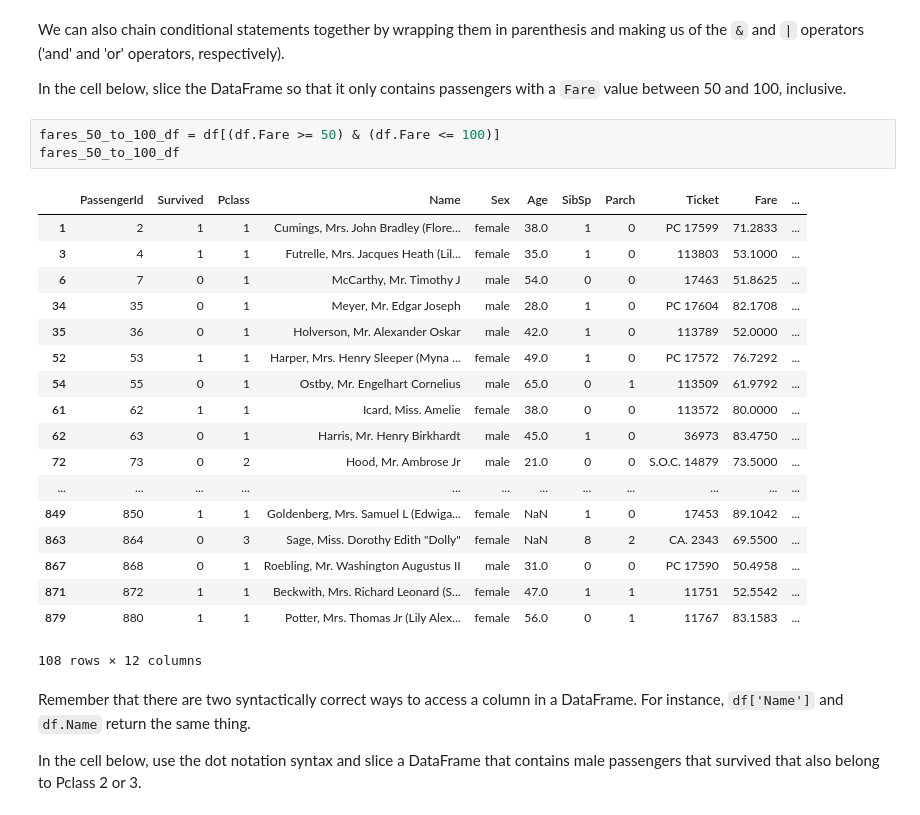
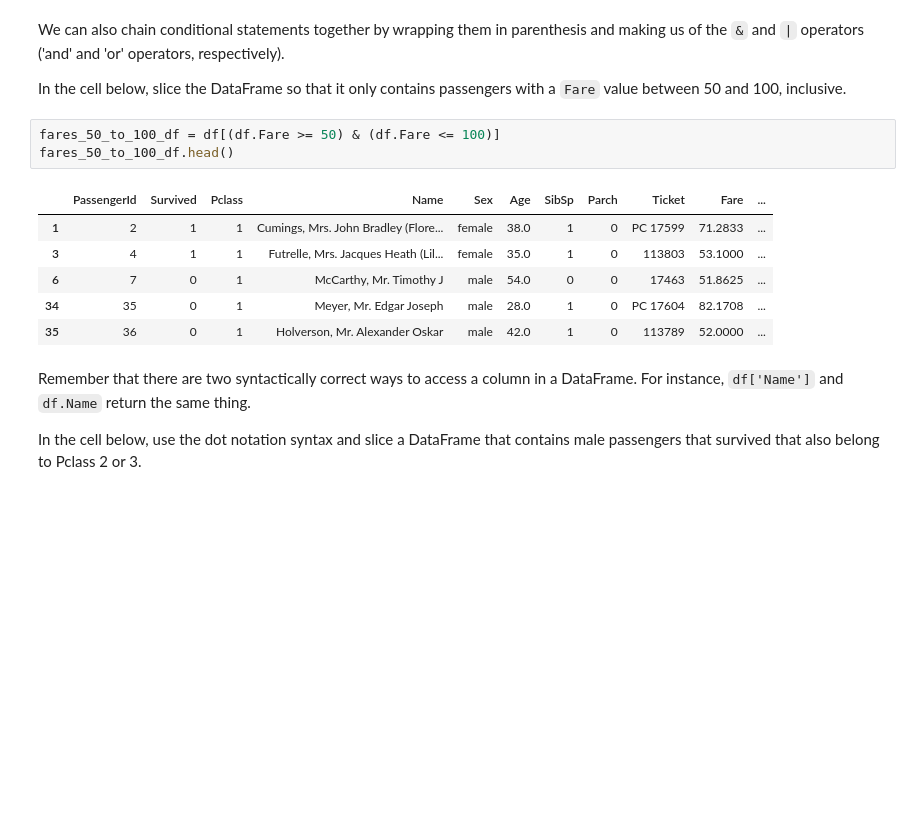
Before and after one commit to learn-co-curriculum/ds-pandas-queries-lab, a Jupyter notebook: index.ipynb, the cells around one changed output. Drawn from its saved outputs; the diff is of its cells as text; blank space fills up the shorter version.

```diff
--- a/index.ipynb
+++ b/index.ipynb
@@ -59,26 +59,14 @@ We can also chain conditional statements together by wrapping them in parenthesi
 In the cell below, slice the DataFrame so that it only contains passengers with a `Fare` value between 50 and 100, inclusive.
 # %%
 fares_50_to_100_df = df[(df.Fare >= 50) & (df.Fare <= 100)]
-fares_50_to_100_df
+fares_50_to_100_df.head()
 # %% [output]
 |  | PassengerId | Survived | Pclass | Name | Sex | Age | SibSp | Parch | Ticket | Fare | ... |
 | 1 | 2 | 1 | 1 | Cumings, Mrs. John Bradley (Flore... | female | 38.0 | 1 | 0 | PC 17599 | 71.2833 | ... |
 | 3 | 4 | 1 | 1 | Futrelle, Mrs. Jacques Heath (Lil... | female | 35.0 | 1 | 0 | 113803 | 53.1000 | ... |
 | 6 | 7 | 0 | 1 | McCarthy, Mr. Timothy J | male | 54.0 | 0 | 0 | 17463 | 51.8625 | ... |
 | 34 | 35 | 0 | 1 | Meyer, Mr. Edgar Joseph | male | 28.0 | 1 | 0 | PC 17604 | 82.1708 | ... |
 | 35 | 36 | 0 | 1 | Holverson, Mr. Alexander Oskar | male | 42.0 | 1 | 0 | 113789 | 52.0000 | ... |
-| 52 | 53 | 1 | 1 | Harper, Mrs. Henry Sleeper (Myna ... | female | 49.0 | 1 | 0 | PC 17572 | 76.7292 | ... |
-| 54 | 55 | 0 | 1 | Ostby, Mr. Engelhart Cornelius | male | 65.0 | 0 | 1 | 113509 | 61.9792 | ... |
-| 61 | 62 | 1 | 1 | Icard, Miss. Amelie | female | 38.0 | 0 | 0 | 113572 | 80.0000 | ... |
-| 62 | 63 | 0 | 1 | Harris, Mr. Henry Birkhardt | male | 45.0 | 1 | 0 | 36973 | 83.4750 | ... |
-| 72 | 73 | 0 | 2 | Hood, Mr. Ambrose Jr | male | 21.0 | 0 | 0 | S.O.C. 14879 | 73.5000 | ... |
-| ... | ... | ... | ... | ... | ... | ... | ... | ... | ... | ... | ... |
-| 849 | 850 | 1 | 1 | Goldenberg, Mrs. Samuel L (Edwiga... | female | NaN | 1 | 0 | 17453 | 89.1042 | ... |
-| 863 | 864 | 0 | 3 | Sage, Miss. Dorothy Edith "Dolly" | female | NaN | 8 | 2 | CA. 2343 | 69.5500 | ... |
-| 867 | 868 | 0 | 1 | Roebling, Mr. Washington Augustus II | male | 31.0 | 0 | 0 | PC 17590 | 50.4958 | ... |
-| 871 | 872 | 1 | 1 | Beckwith, Mrs. Richard Leonard (S... | female | 47.0 | 1 | 1 | 11751 | 52.5542 | ... |
-| 879 | 880 | 1 | 1 | Potter, Mrs. Thomas Jr (Lily Alex... | female | 56.0 | 0 | 1 | 11767 | 83.1583 | ... |
-108 rows × 12 columns
 # %% [markdown]
 Remember that there are two syntactically correct ways to access a column in a DataFrame.  For instance, `df['Name']` and `df.Name` return the same thing.
 
```
Also changed, not shown: parts of 3 cells of this notebook.
